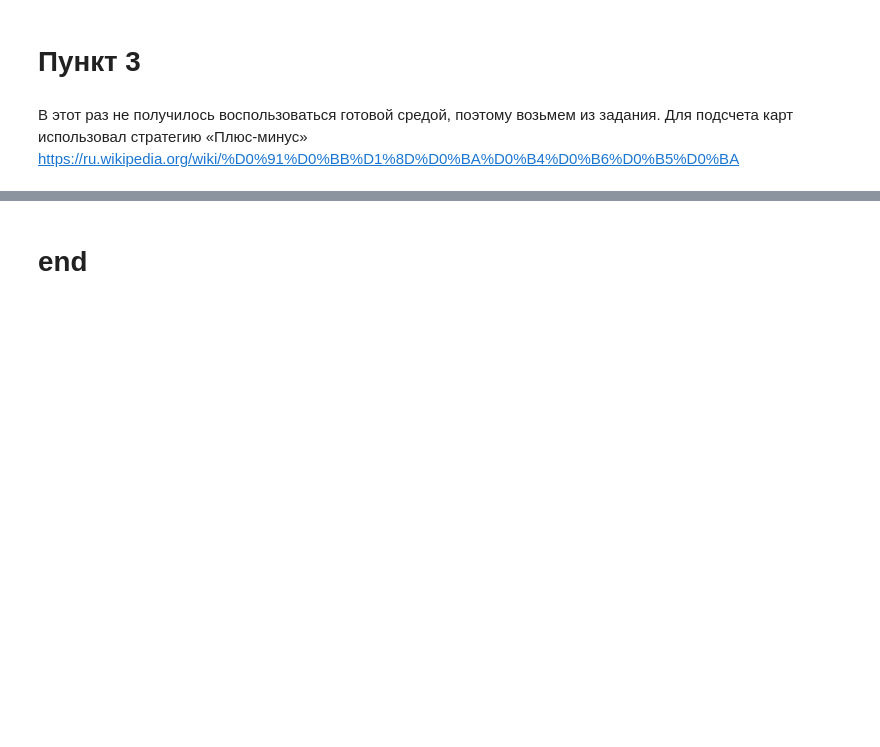
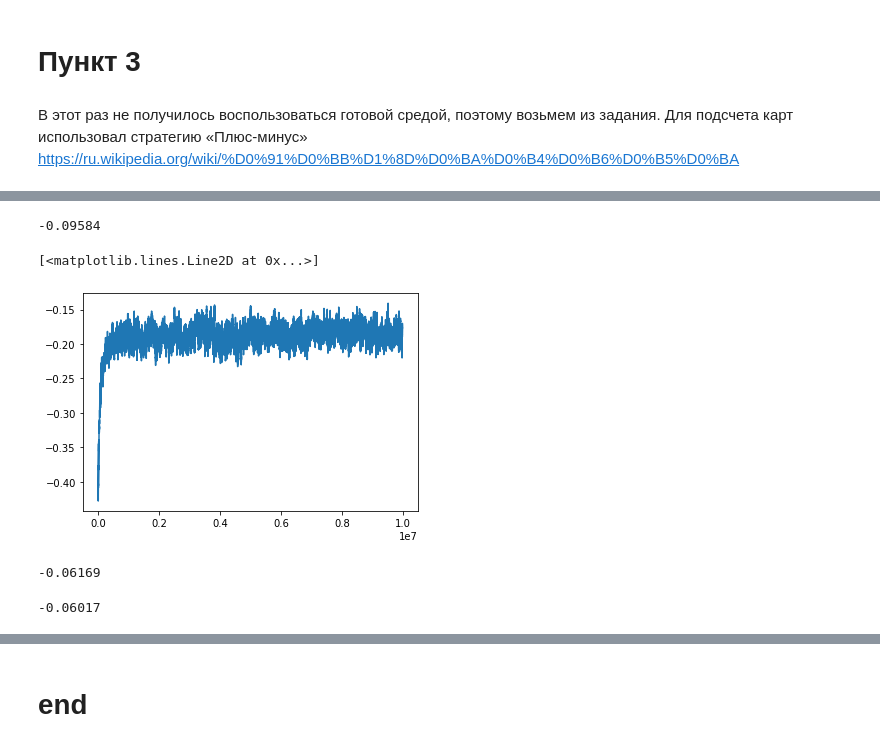
Before and after one commit to akoshel/rl_dl_made_homeworks, a Jupyter notebook: HW1/HW1.ipynb, the cells around one changed output, grey strips where cells are left out. Drawn from its saved outputs; the diff is of its cells as text; code cells hidden in the pictures; blank space fills up the shorter version.

```diff
--- a/HW1/HW1.ipynb
+++ b/HW1/HW1.ipynb
@@ -543,0 +566,23 @@ KeyboardInterrupt:
+# %%
+best_gain = -1
+for epsilon in [0.1, 0.2]:
+    for lr in [0.0001, 0.001, 0.01, 0.1]:
+        for gamma in [0.4, 0.8]:
+            dustin = QDustinPlayer(custom_env, epsilon, lr, gamma)
+            dustin.init_random_Q()
+            gain = []
+            eval_gain = []
+            for _ in range(3000000):
+                states, actions, rewards = dustin.run_episode()
+                gain.append(rewards[-1])
+            for _ in range(100000):
+                states, actions, rewards = dustin.evaluate_episode()
+                eval_gain.append(rewards[-1])
+            mean_gain = np.mean(eval_gain)
+            print(f"epsilon {epsilon} LR: {lr}, Gamma: {gamma}, mean gain {mean_gain}")
+            if mean_gain > best_gain:
+                best_gamma = gamma
+                best_lr = lr
+                best_gain = mean_gain
+                best_epsilon = epsilon
+print(f"BEST epsilon {best_epsilon} LR: {best_lr}, Gamma: {best_gamma}, mean gain {best_gain}")
@@ -543,0 +607,50 @@ KeyboardInterrupt:
+# %%
+dustin = QDustinPlayer(custom_env, 0.1, 0.001, 0.4)
+dustin.init_random_Q()
+gain = []
+eval_gain = []
+for _ in range(10000000):
+    states, actions, rewards = dustin.run_episode()
+    gain.append(rewards[-1])
+for _ in range(100000):
+    states, actions, rewards = dustin.evaluate_episode()
+    eval_gain.append(rewards[-1])
+mean_gain = np.mean(eval_gain)
+print(mean_gain)
+# %% [output]
+-0.09584
+# %%
+plt.plot(moving_average(gain, 10000))
+# %% [output]
+[<matplotlib.lines.Line2D at 0x...>]
+[figure, added]
+# %%
+dustin = QDustinPlayer(custom_env, 0.1, 0.005, 0.2)
+dustin.init_random_Q()
+gain = []
+eval_gain = []
+for _ in range(5000000):
+    states, actions, rewards = dustin.run_episode()
+    gain.append(rewards[-1])
+for _ in range(100000):
+    states, actions, rewards = dustin.evaluate_episode()
+    eval_gain.append(rewards[-1])
+mean_gain = np.mean(eval_gain)
+print(mean_gain)
+# %% [output]
+-0.06169
+# %%
+dustin = QDustinPlayer(custom_env, 0.1, 0.005, 0.1)
+dustin.init_random_Q()
+gain = []
+eval_gain = []
+for _ in range(5000000):
+    states, actions, rewards = dustin.run_episode()
+    gain.append(rewards[-1])
+for _ in range(100000):
+    states, actions, rewards = dustin.evaluate_episode()
+    eval_gain.append(rewards[-1])
+mean_gain = np.mean(eval_gain)
+print(mean_gain)
+# %% [output]
+-0.06017
```
Also changed, not shown: parts of 31 cells of this notebook.
